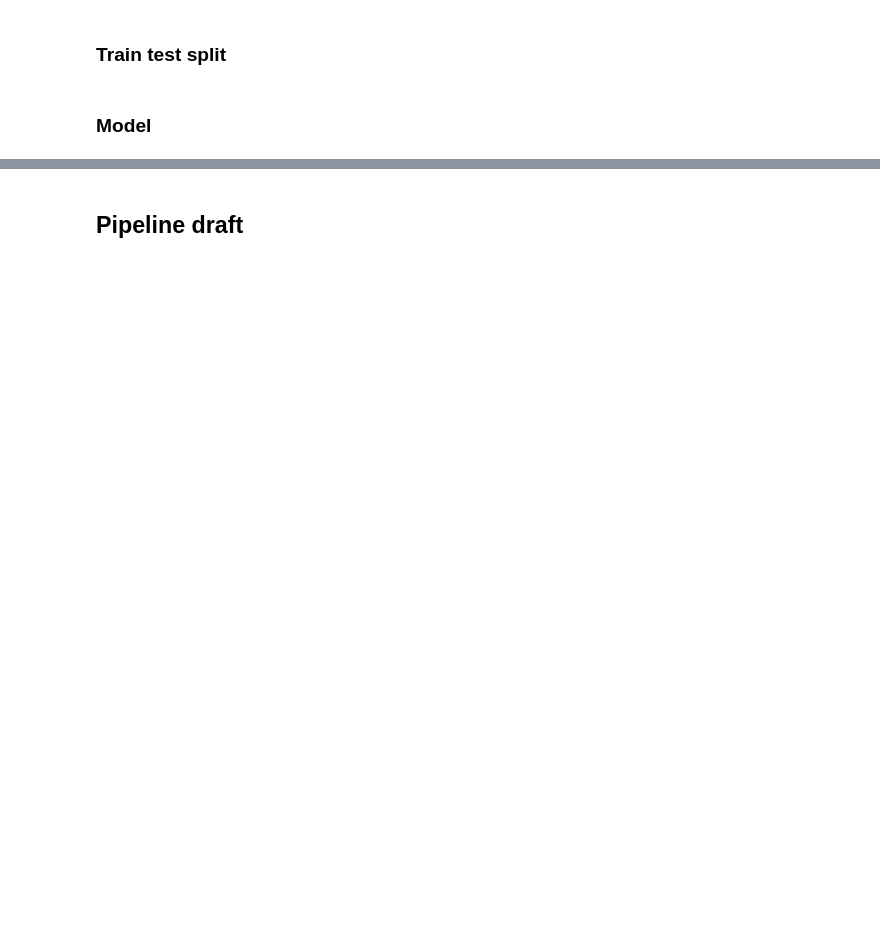
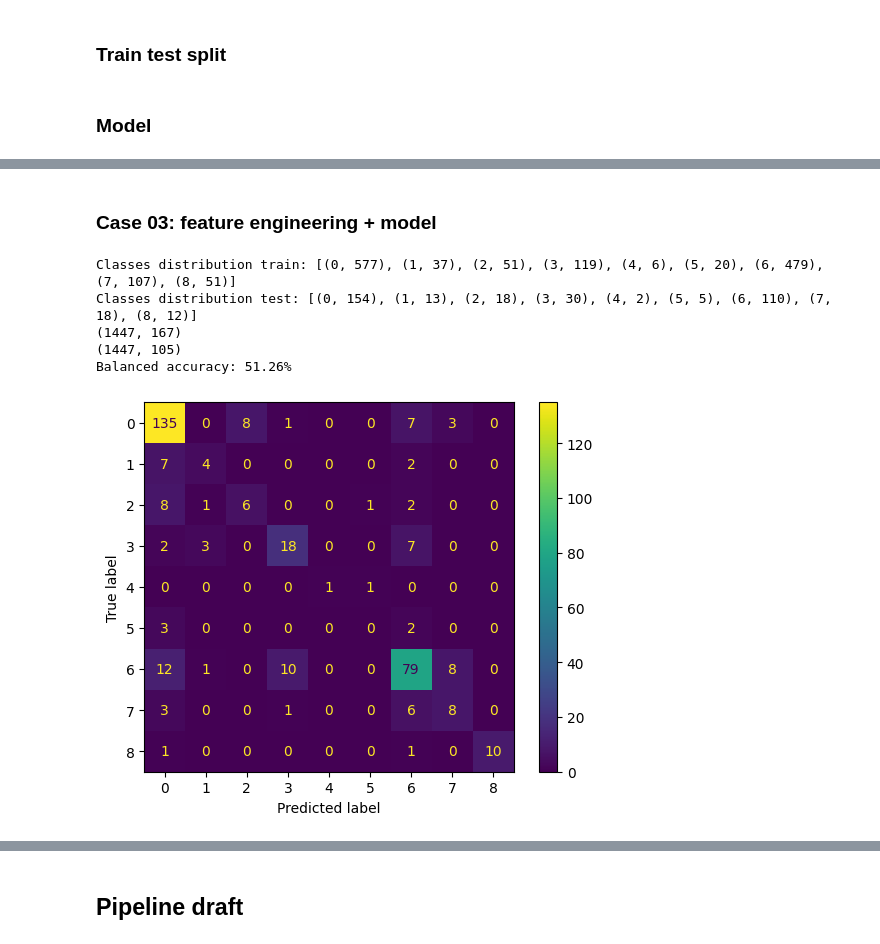
Before and after one commit to Bognanna/Molecular-Tastants, a Jupyter notebook: main.ipynb, the cells around one changed output, grey strips where cells are left out. Saved outputs shown, nothing was run; the diff lists cells and outputs as text; code cells hidden in the pictures; blank space fills up the shorter version.

```diff
--- a/main.ipynb
+++ b/main.ipynb
@@ -238,0 +196,22 @@ maccs_df.head()
+# %% [markdown]
+### Case 03: feature engineering + model
+# %%
+X = get_maccs_fps(df)
+y = df.taste
+
+X_train, X_test, y_train, y_test = train_test_split_data(X, y)
+
+X_selected = select_features(pd.DataFrame(X_train), threshold = 0.1)
+column_names = X_selected.columns
+X_selected_test = X_test[column_names]
+
+clf = train_model(X_selected, y_train)
+y_pred = make_prediction(clf, X_selected_test)
+acc = evaluate_model(y_test, y_pred)
+# %% [output]
+Classes distribution train: [(0, 577), (1, 37), (2, 51), (3, 119), (4, 6), (5, 20), (6, 479), (7, 107), (8, 51)]
+Classes distribution test: [(0, 154), (1, 13), (2, 18), (3, 30), (4, 2), (5, 5), (6, 110), (7, 18), (8, 12)]
+(1447, 167)
+(1447, 105)
+Balanced accuracy: 51.26%
+[figure, added]
```
Also changed, not shown: parts of 39 cells of this notebook.
